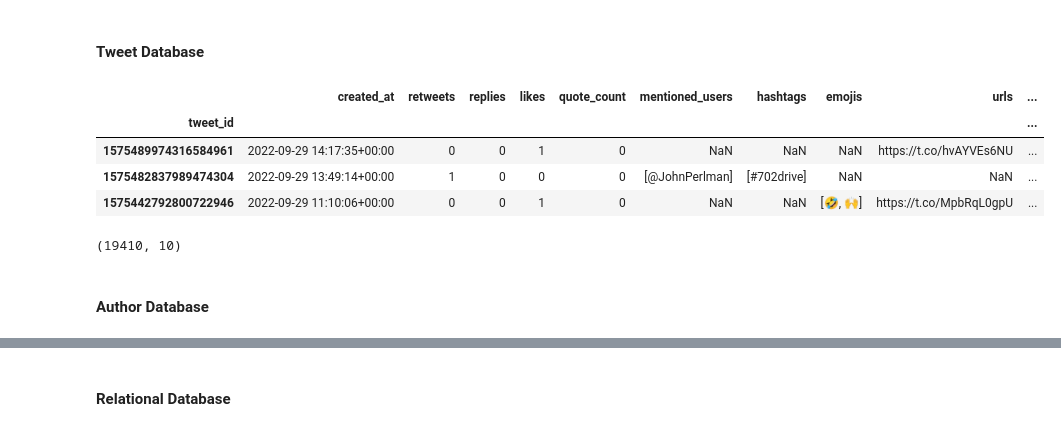
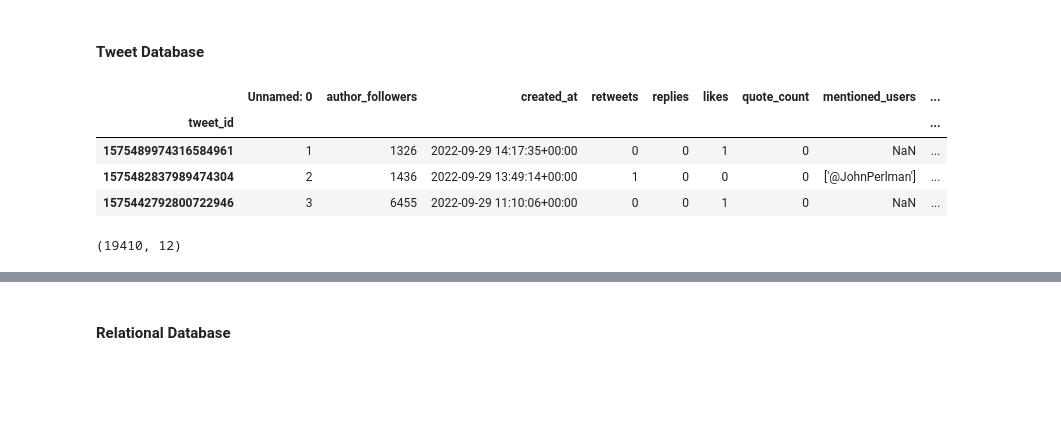
Before and after one commit to HraklisPapag/Team-Riot, a Jupyter notebook: tweet_cleaning.ipynb, the cells around one changed output, grey strips where cells are left out. Drawn from its saved outputs; the diff is of its cells as text; code cells hidden in the pictures; blank space fills up the shorter version.

Commit message:
Updated relational database

```diff
--- a/tweet_cleaning.ipynb
+++ b/tweet_cleaning.ipynb
@@ -321,3 +323,5 @@ memory usage: 2.8+ MB
+# %%
+tweets = pd.read_csv('CSV/MISC/temp.csv')
 # %% [markdown]
 ### Convert Boundry Box to a set of coordinates of Latitude and Longitude
 There are a few ways of doing this
@@ -448,22 +456,19 @@ locations.shape
 # %%
 just_tweets = tweets
 just_tweets = just_tweets.drop('place_name', axis = 1)
 just_tweets = just_tweets.drop('coords', axis = 1)
 just_tweets = just_tweets.drop('geometry', axis = 1)
 just_tweets = just_tweets.drop('place_id', axis = 1)
 just_tweets = just_tweets.drop('author_id', axis = 1)
-just_tweets = just_tweets.drop('author_followers', axis = 1)
 just_tweets = just_tweets.set_index('tweet_id')
 just_tweets.head(3)
 # %% [output]
-|  | created_at | retweets | replies | likes | quote_count | mentioned_users | hashtags | emojis | urls | ... |
-| tweet_id |  |  |  |  |  |  |  |  |  | ... |
-| 1575489974316584961 | 2022-09-29 14:17:35+00:00 | 0 | 0 | 1 | 0 | NaN | NaN | NaN | https://t.co/hvAYVEs6NU | ... |
-| 1575482837989474304 | 2022-09-29 13:49:14+00:00 | 1 | 0 | 0 | 0 | [@JohnPerlman] | [#702drive] | NaN | NaN | ... |
-| 1575442792800722946 | 2022-09-29 11:10:06+00:00 | 0 | 0 | 1 | 0 | NaN | NaN | [🤣, 🙌] | https://t.co/MpbRqL0gpU | ... |
+|  | Unnamed: 0 | author_followers | created_at | retweets | replies | likes | quote_count | mentioned_users | ... |
+| tweet_id |  |  |  |  |  |  |  |  | ... |
+| 1575489974316584961 | 1 | 1326 | 2022-09-29 14:17:35+00:00 | 0 | 0 | 1 | 0 | NaN | ... |
+| 1575482837989474304 | 2 | 1436 | 2022-09-29 13:49:14+00:00 | 1 | 0 | 0 | 0 | ['@JohnPerlman'] | ... |
+| 1575442792800722946 | 3 | 6455 | 2022-09-29 11:10:06+00:00 | 0 | 0 | 1 | 0 | NaN | ... |
 # %%
 just_tweets.shape
 # %% [output]
-(19410, 10)
+(19410, 12)
-# %% [markdown]
-#### Author Database
```
Also changed, not shown: parts of 13 cells of this notebook, 6 other files.
